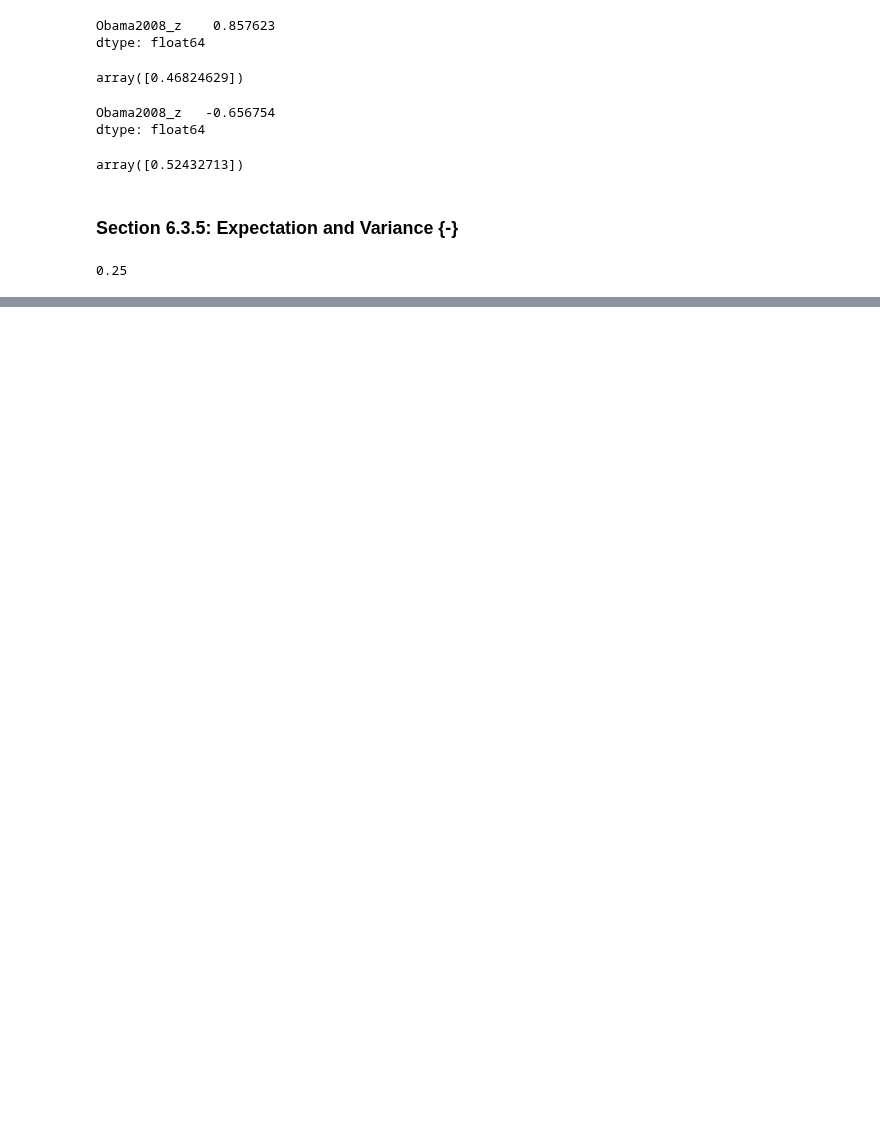
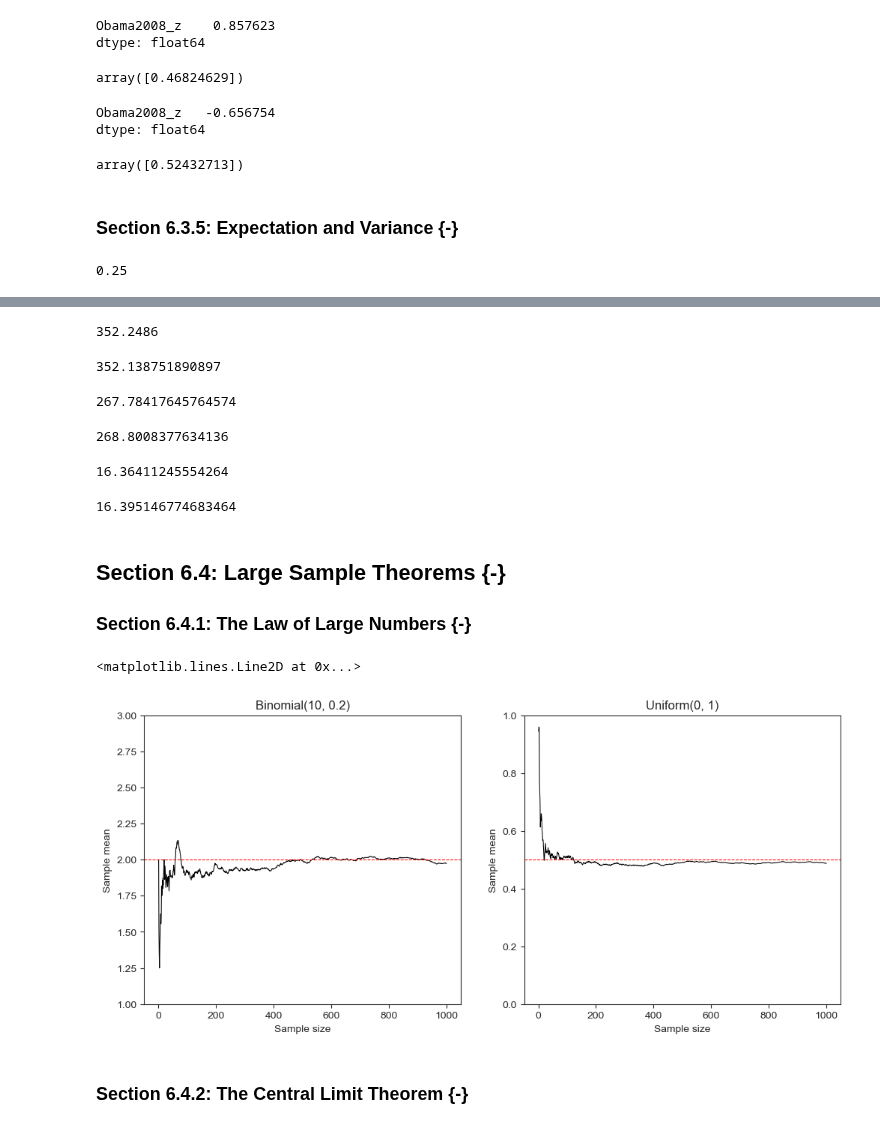
Before and after one commit to jeffallen13/qsspy, a Jupyter notebook: PROBABILITY/probability-py.ipynb, the cells around one changed output, grey strips where cells are left out. Saved outputs shown, nothing was run; the diff lists cells and outputs as text; code cells hidden in the pictures; blank space fills up the shorter version.

```diff
--- a/PROBABILITY/probability-py.ipynb
+++ b/PROBABILITY/probability-py.ipynb
@@ -790,0 +828,72 @@ y.var(ddof=1)
+# %%
+Obama_ev.mean()
+# %% [output]
+352.2486
+# %%
+# probability of binomial random variable taking greater than n/2 votes
+(pres08['EV'] * (1 - stats.binom.cdf(n/2, n=n, p=pres08.p))).sum()
+# %% [output]
+352.138751890897
+# %%
+# approximate variance using Monte Carlo draws
+Obama_ev.var(ddof=1)
+# %% [output]
+267.78417645764574
+# %%
+# theoretical variance
+pres08['pb'] = (1 - stats.binom.cdf(n/2, n=n, p=pres08.p))
+
+V = (pres08['pb'] * (1 - pres08['pb']) * pres08['EV'] ** 2).sum()
+V
+# %% [output]
+268.8008377634136
+# %%
+# approximate standard deviation using Monte Carlo draws
+Obama_ev.std(ddof=1)
+# %% [output]
+16.36411245554264
+# %%
+# theoretical standard deviation
+np.sqrt(V)
+# %% [output]
+16.395146774683464
+# %% [markdown]
+## Section 6.4: Large Sample Theorems {-}
+
+### Section 6.4.1: The Law of Large Numbers {-}
+# %%
+sims = 1000
+
+x_binom = stats.binom.rvs(n=10, p=0.2, size=sims)
+
+# computing sample mean with varying sample size
+mean_binom = x_binom.cumsum() / np.arange(1, sims+1)
+
+# default uniform.rvs is uniform(0, 1)
+x_unif = stats.uniform.rvs(size=sims)
+mean_unif = x_unif.cumsum() / np.arange(1, sims+1)
+# %%
+fig, axs = plt.subplots(1, 2, figsize=(12, 5))
+
+# plot for binomial
+sns.lineplot(
+    x=np.arange(1, sims+1), y=mean_binom, ax=axs[0],
+    color='black', linewidth=0.75
+).set(title='Binomial(10, 0.2)', xlabel='Sample size', ylabel='Sample mean',
+      ylim=(1,3))
+
+axs[0].axhline(2, color='red', linestyle='--', linewidth=0.75)
+
+# plot for uniform
+sns.lineplot(
+    x=np.arange(1, sims+1), y=mean_unif, ax=axs[1],
+    color='black', linewidth=0.75
+).set(title='Uniform(0, 1)', xlabel='Sample size', ylabel='Sample mean',
+      ylim=(0,1))
+
+axs[1].axhline(0.5, color='red', linestyle='--', linewidth=0.75)
+# %% [output]
+<matplotlib.lines.Line2D at 0x...>
+[figure, added]
+# %% [markdown]
+### Section 6.4.2: The Central Limit Theorem {-}
```
Also changed, not shown: parts of 14 cells of this notebook, 2 other files.
